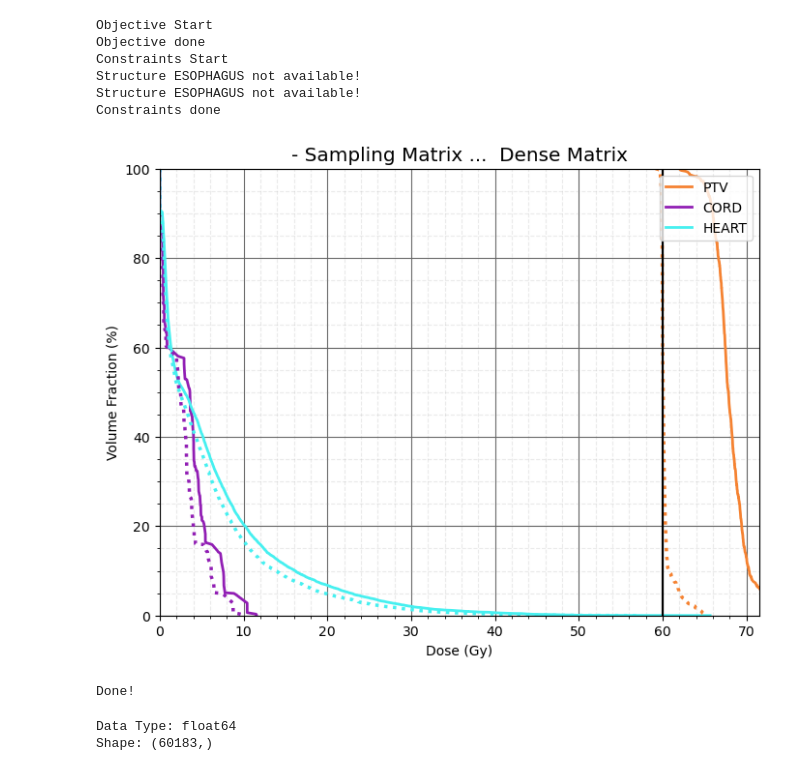
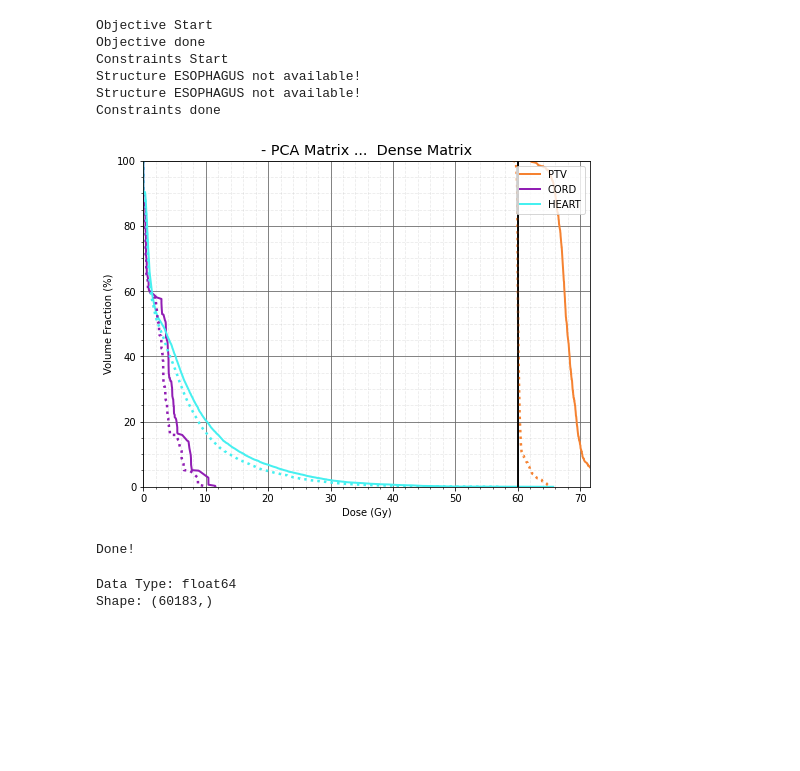
Before and after one commit to mrymshbn/RLA-in-Opt, a Jupyter notebook: PortPy_Sketch/PCA.ipynb, the cells around one changed output. Cells and saved outputs as stored; diff of their text form; code cells hidden in the pictures; blank space fills up the shorter version.

```diff
--- a/PortPy_Sketch/PCA.ipynb
+++ b/PortPy_Sketch/PCA.ipynb
@@ -185,18 +193,17 @@ Constraints done
 # %%
 # DVH Plot
 dose_dense = plan_dense.inf_matrix.A @ x_dense
 dose_pca = plan_dense.inf_matrix.A @ x_pca
 
 fig, ax = plt.subplots(figsize=(8, 6))
 struct_names = ['PTV', 'ESOPHAGUS', 'HEART', 'CORD']
 ax = pp.Visualization.plot_dvh(plan_dense, dose_1d= dose_pca, struct_names=struct_names, style='solid', ax=ax)
 ax = pp.Visualization.plot_dvh(plan_dense, dose_1d=dose_dense, struct_names=struct_names, style='dotted', ax=ax)
-ax.set_title('- Sampling Matrix ...  Dense Matrix')
-plt.savefig('DVH_Sampling.png')
+ax.set_title('- PCA Matrix ...  Dense Matrix')
 plt.show()
 print('Done!')
 # %% [output]
-[figure, old version]
+[figure, new version]
 Done!
 # %%
 print("Data Type:", dose_pca.dtype)
```
Also changed, not shown: parts of 9 cells of this notebook, 2 other files.
